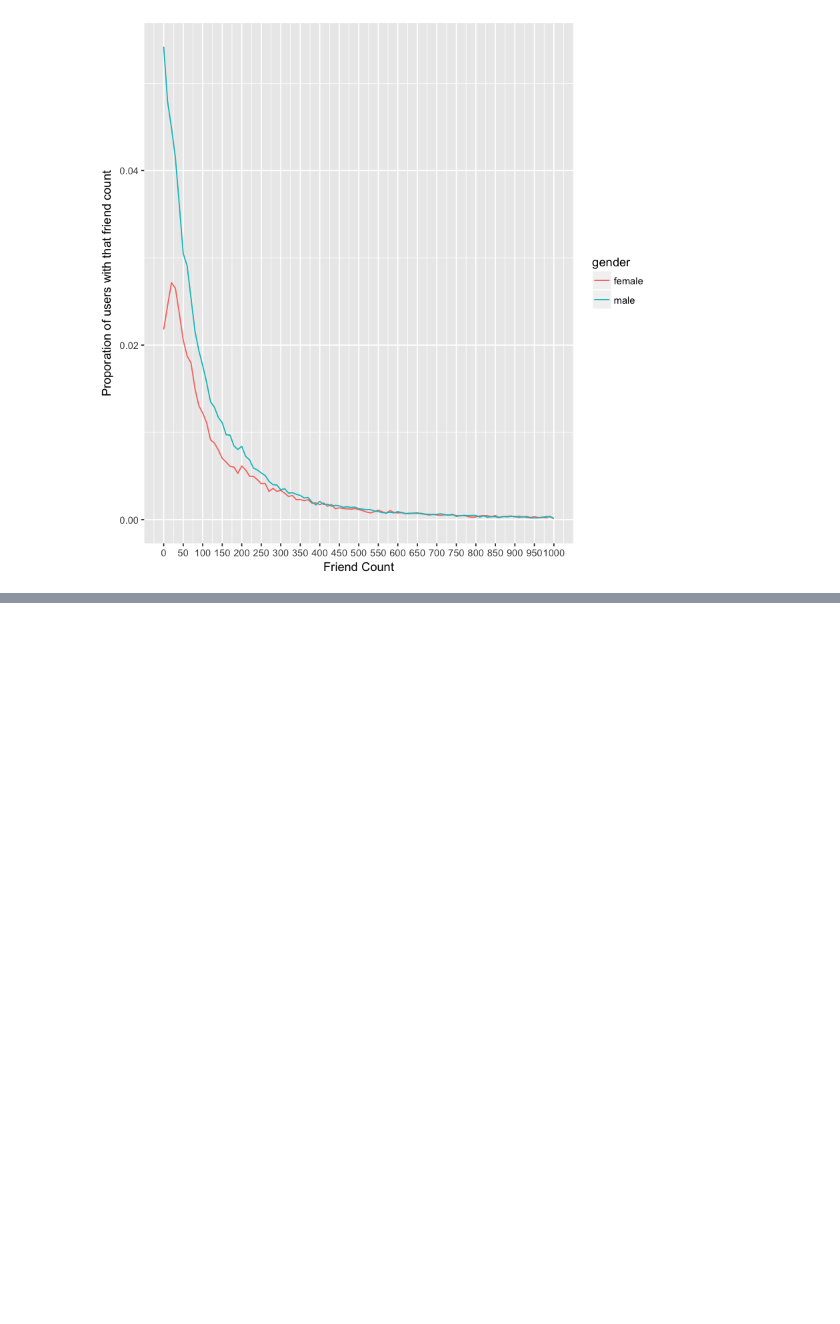
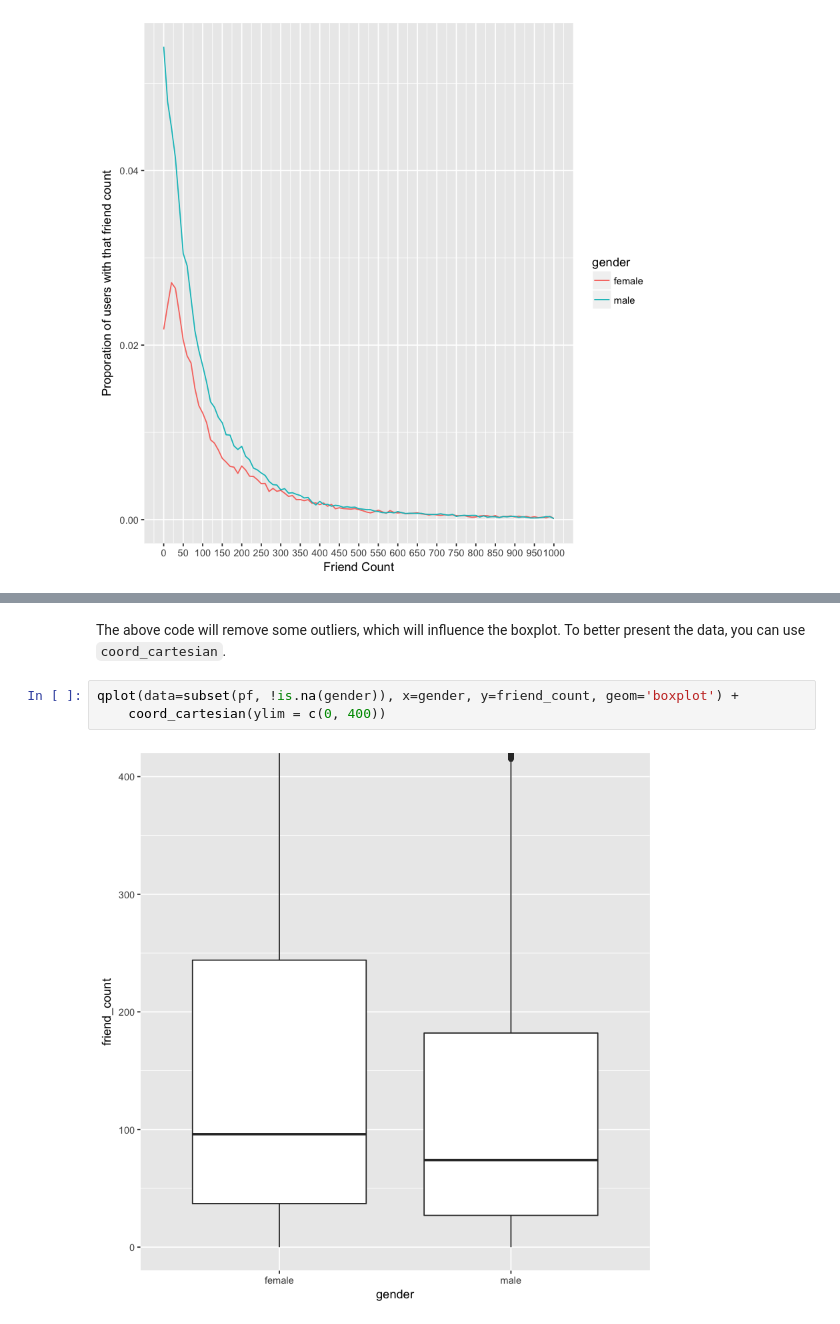
Before and after one commit to mukerong/Toolkit, a Jupyter notebook: R/R-Basics.ipynb, the cells around one changed output, grey strips where cells are left out. Drawn from its saved outputs; the diff is of its cells as text; blank space fills up the shorter version.

```diff
--- a/R/R-Basics.ipynb
+++ b/R/R-Basics.ipynb
@@ -724,0 +733,7 @@ Warning message:
+# %% [markdown]
+The above code will remove some outliers, which will influence the boxplot. To better present the data, you can use `coord_cartesian`.
+# %%
+qplot(data=subset(pf, !is.na(gender)), x=gender, y=friend_count, geom='boxplot') +
+    coord_cartesian(ylim = c(0, 400))
+# %% [output]
+[figure, added]
```
Also changed, not shown: parts of 2 cells of this notebook.
